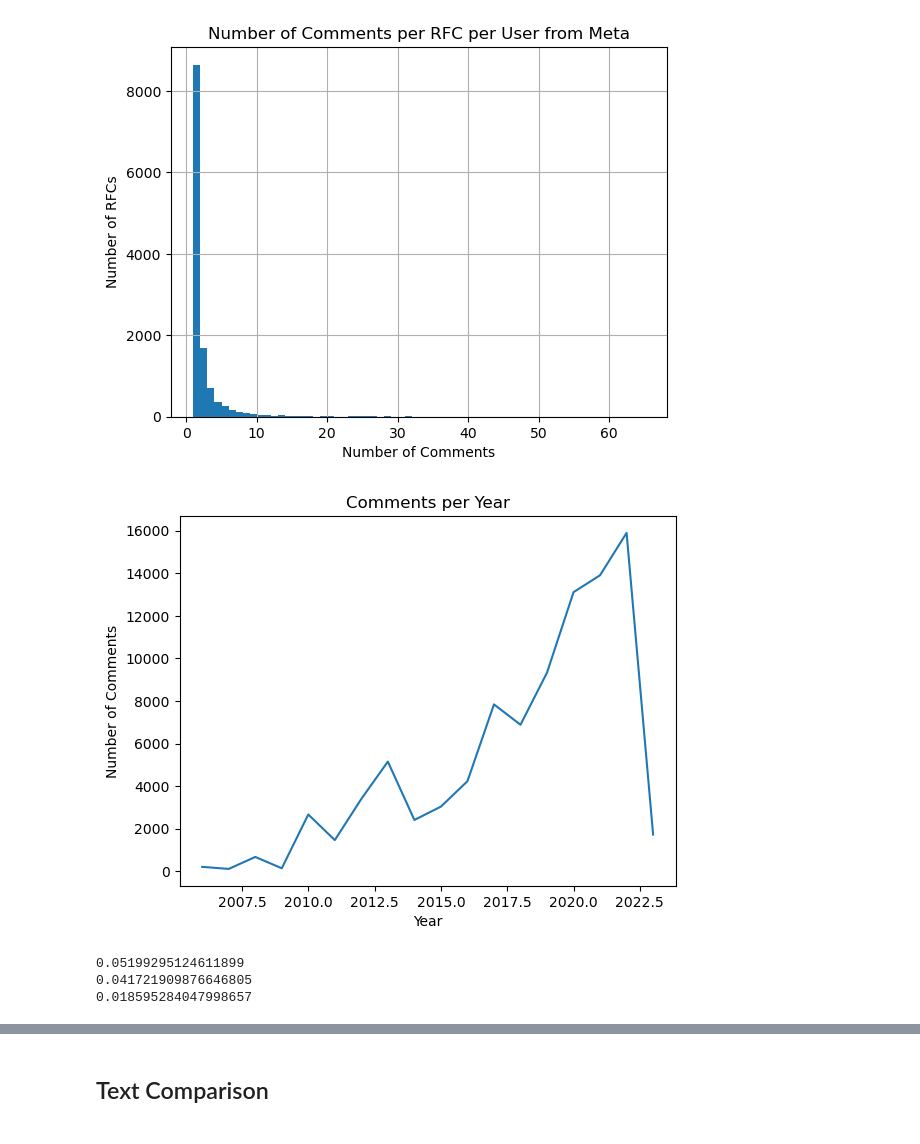
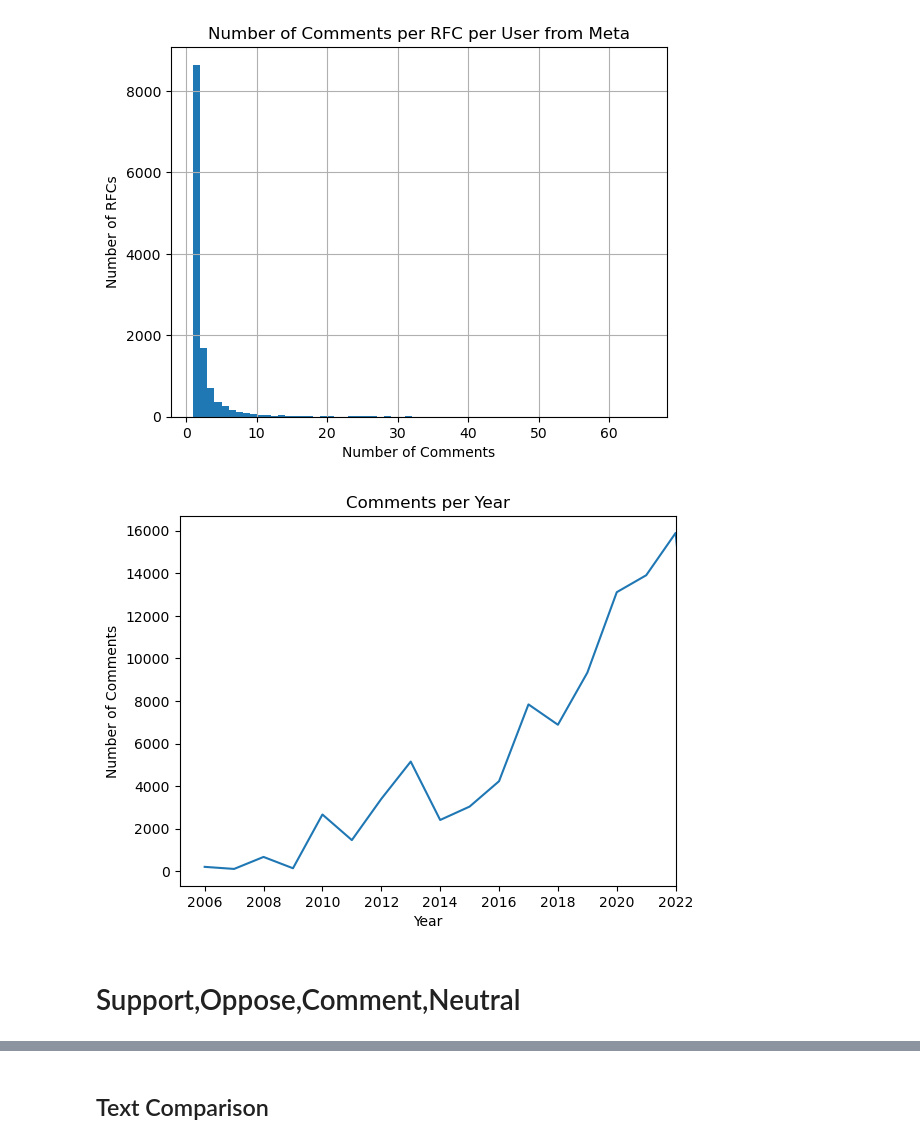
Before and after one commit to mrspacerobot/wiki_delib, a Jupyter notebook: data_analysis/data_analysis.ipynb, the cells around one changed output, grey strips where cells are left out. Saved outputs shown, nothing was run; the diff lists cells and outputs as text; code cells hidden in the pictures.

Commit message:
fixed plots

```diff
--- a/data_analysis/data_analysis.ipynb
+++ b/data_analysis/data_analysis.ipynb
@@ -372,18 +372,22 @@ plt.show()
 # %%
 # convert date column to datetime format2
 comment_df['date'] = pd.to_datetime(comment_df['date'])
 
 # extract the year from date column and create a new column
 comment_df['year'] = comment_df['date'].dt.year
 
 # count the number of comments per year and create a new dataframe
 count_df = comment_df.groupby('year').size().reset_index(name='counts')
 
 # plot the count dataframe
 plt.plot(count_df['year'], count_df['counts'])
 plt.xlabel('Year')
 plt.ylabel('Number of Comments')
 plt.title('Comments per Year')
+# Set x-axis limit to 2023
+plt.xlim(left=None, right=2022)
 plt.show()
 # %% [output]
-[figure, old version]
+[figure, new version]
+# %% [markdown]
+# Support,Oppose,Comment,Neutral
@@ -398,12 +413,4 @@ comment_df['comment'] = check_for_stance_df['text'].str.startswith('comment')
 # %%
 filtered_df = comment_df[comment_df['project'] == 'wikipedia']
 # group the comments by RFC and count the number of True values in the support and oppose columns
-counts_df = filtered_df.groupby('rfc_id')[['support', 'oppose', 'comment']].sum()
-
-print(counts_df['support'].sum() / filtered_df['text'].count())
-print(counts_df['oppose'].sum() / filtered_df['text'].count())
-print(counts_df['comment'].sum() / filtered_df['text'].count())
+sentiment_counts = filtered_df.groupby(['rfc_id','sentiment'])['sentiment'].size().unstack(fill_value = 0)
-# %% [output]
-0.05199295124611899
-0.041721909876646805
-0.018595284047998657
```
Also changed, not shown: parts of 14 cells of this notebook.
